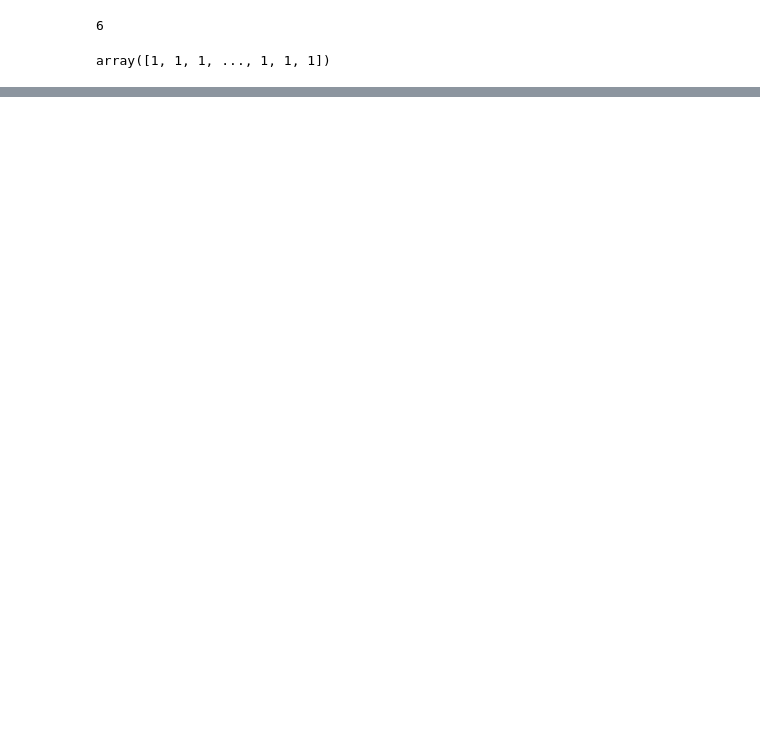
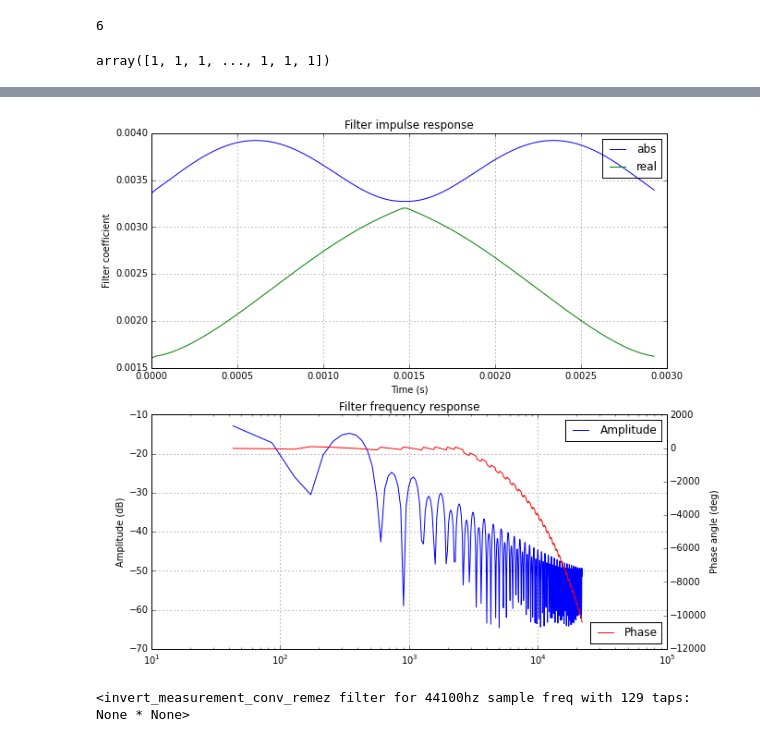
Before and after one commit to axiak/speakers, a Jupyter notebook: notebooks/HilbertFun.ipynb, the cells around one changed output, grey strips where cells are left out. Cells and saved outputs as stored; diff of their text form; code cells hidden in the pictures; blank space fills up the shorter version.

```diff
--- a/notebooks/HilbertFun.ipynb
+++ b/notebooks/HilbertFun.ipynb
@@ -45,2 +45,7 @@ f
+# %%
+g * f
+# %% [output]
+[figure, added]
+<invert_measurement_conv_remez filter for 44100hz sample freq with 129 taps: None * None>
 # %%
 a
```
Also changed, not shown: parts of 9 cells of this notebook, 6 other files.
